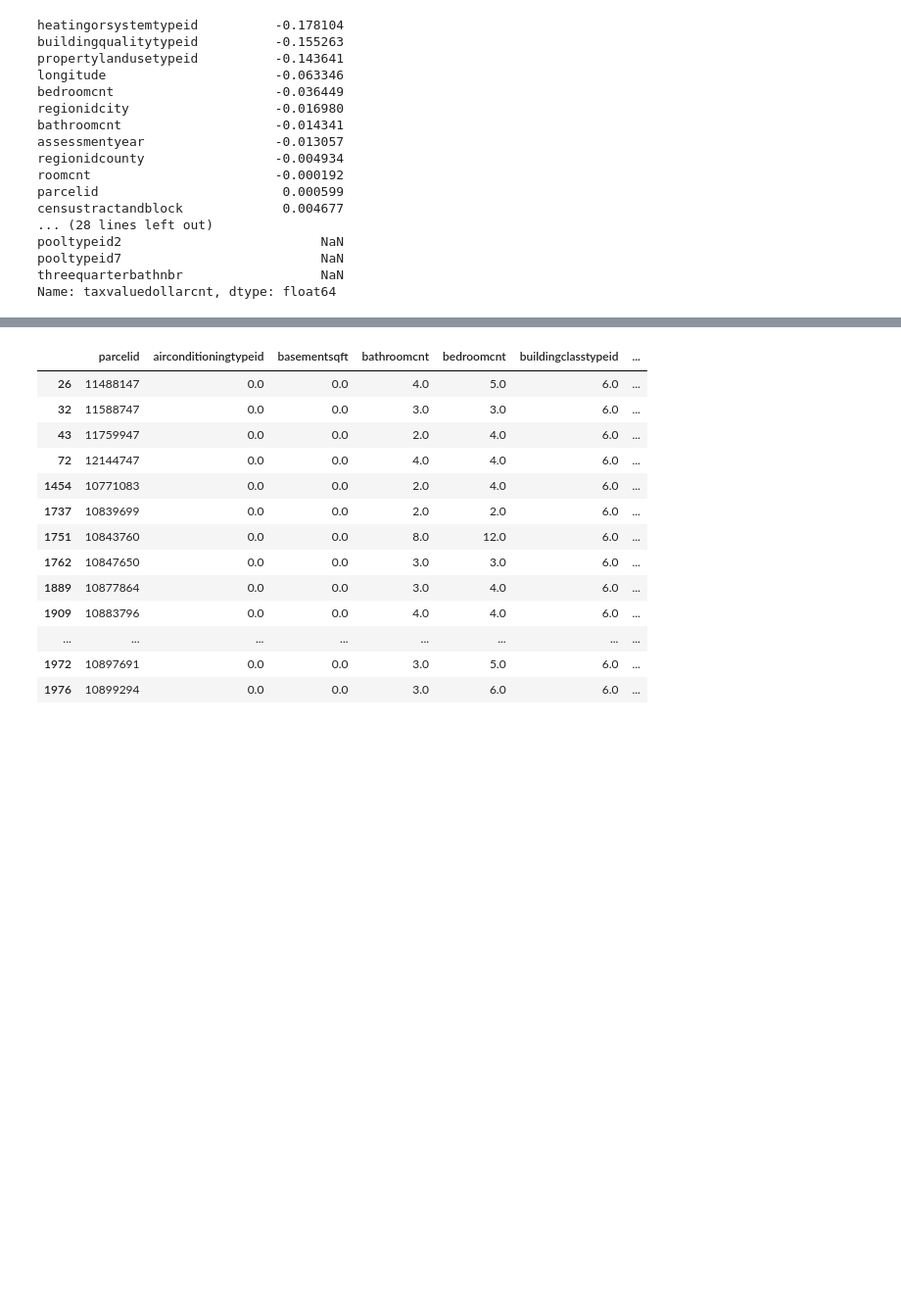
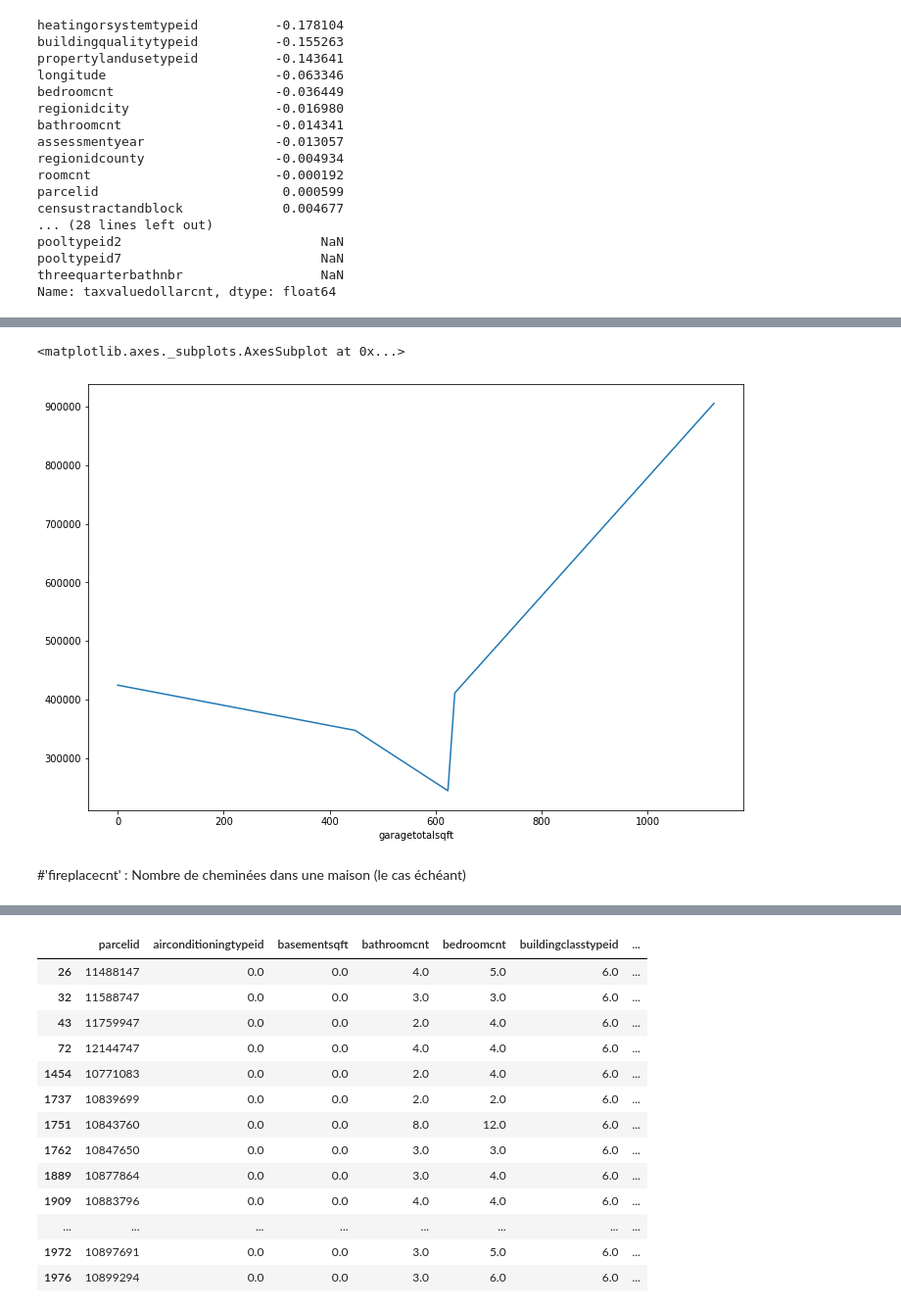
Before and after one commit to Bellahmer-hacene/data-science, a Jupyter notebook: zillow.ipynb, the cells around one changed output, grey strips where cells are left out. Shown: that part at 98% size. Saved outputs shown, nothing was run; the diff lists cells and outputs as text; code cells hidden in the pictures; blank space fills up the shorter version.

```diff
--- a/zillow.ipynb
+++ b/zillow.ipynb
@@ -344,6 +359,14 @@ df['garagecarcnt'] = df['garagecarcnt'].fillna(value=0)
 # %%
 df['garagetotalsqft'] = df['garagetotalsqft'].fillna(value=0)
+# %%
+plt.figure(figsize=(12,8))
+df.groupby('garagetotalsqft').mean()['taxvaluedollarcnt'].plot()
+# %% [output]
+<matplotlib.axes._subplots.AxesSubplot at 0x...>
+[figure, added]
 # %%
 df['hashottuborspa'] = df['hashottuborspa'].fillna(value=0)
+# %% [markdown]
+#'fireplacecnt' : Nombre de cheminées dans une maison (le cas échéant)
 # %%
 df['fireplacecnt'] = df['fireplacecnt'].fillna(value=0)
```
Also changed, not shown: parts of 17 cells of this notebook.
